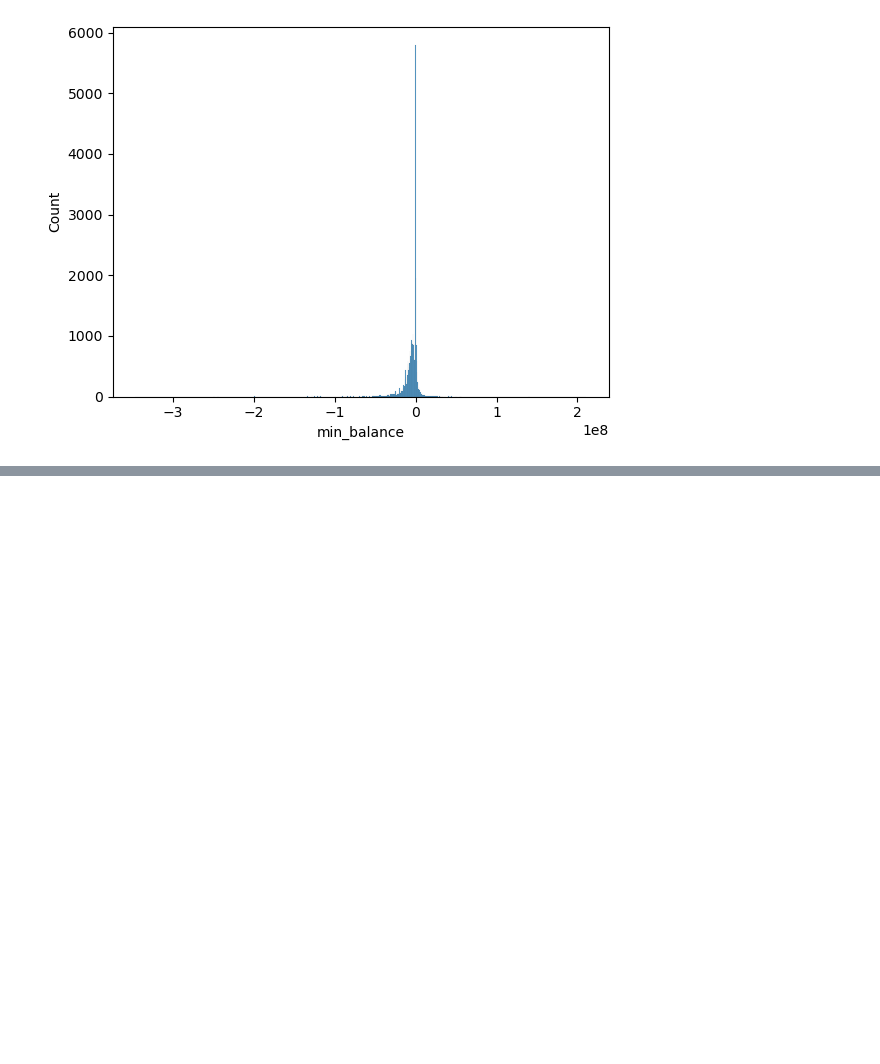
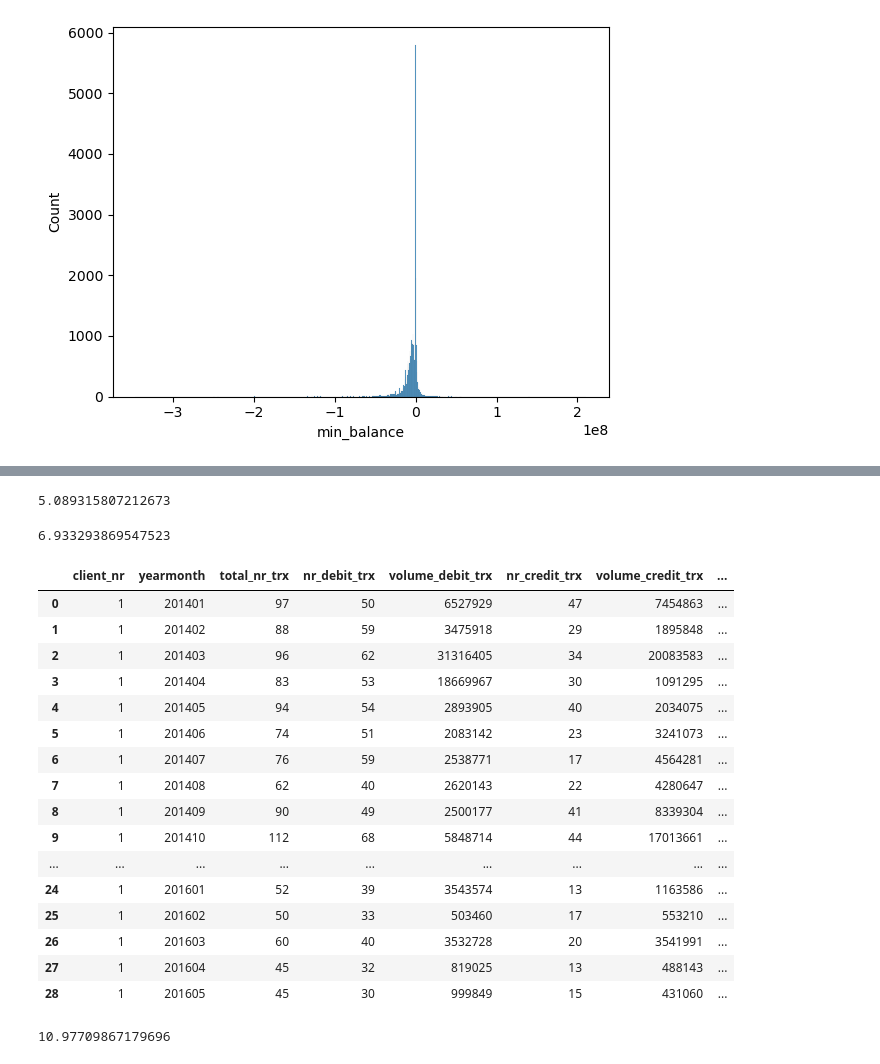
Before and after one commit to Asad-Ismail/Credit-Prediction, a Jupyter notebook: EDA.ipynb, the cells around one changed output, grey strips where cells are left out. Saved outputs shown, nothing was run; the diff lists cells and outputs as text; code cells hidden in the pictures; blank space fills up the shorter version.

```diff
--- a/EDA.ipynb
+++ b/EDA.ipynb
@@ -230,0 +339,2 @@ plt.show()
+# %%
+customers_df=pd.read_csv("raw_data/customers.csv",index_col=0)
@@ -230,0 +377,3 @@ plt.show()
+# %%
+# Apply preprocessing and feature engineering
+final_df = preprocess_features(customers_df, credit_applications_df)
@@ -230,0 +402,14 @@ plt.show()
+# %%
+def last_row_per_user_train_test_split(df):
+    # Sort the dataframe by 'client_nr' and 'yearmonth' in ascending order
+    #df_sorted = df.sort_values(by=['client_nr', 'yearmonth'], ascending=[True, True])
+    df_sorted=df
+    # Get the last entry for each 'client_nr' as the test set
+    test_df = df_sorted.groupby('client_nr').tail(3)
+
+    # Use the remaining data as the training set
+    train_df = df_sorted.drop(test_df.index)
+
+    return train_df, test_df
+# %%
+train_df,test_df=last_row_per_user_train_test_split(final_df)
@@ -230,0 +436,32 @@ plt.show()
+# %%
+test_df['credit_application'].mean()*100
+# %% [output]
+5.089315807212673
+# %%
+train_df['credit_application'].mean()*100
+# %% [output]
+6.933293869547523
+# %%
+train_df[train_df['client_nr']==1]
+# %% [output]
+|  | client_nr | yearmonth | total_nr_trx | nr_debit_trx | volume_debit_trx | nr_credit_trx | volume_credit_trx | ... |
+| 0 | 1 | 201401 | 97 | 50 | 6527929 | 47 | 7454863 | ... |
+| 1 | 1 | 201402 | 88 | 59 | 3475918 | 29 | 1895848 | ... |
+| 2 | 1 | 201403 | 96 | 62 | 31316405 | 34 | 20083583 | ... |
+| 3 | 1 | 201404 | 83 | 53 | 18669967 | 30 | 1091295 | ... |
+| 4 | 1 | 201405 | 94 | 54 | 2893905 | 40 | 2034075 | ... |
+| 5 | 1 | 201406 | 74 | 51 | 2083142 | 23 | 3241073 | ... |
+| 6 | 1 | 201407 | 76 | 59 | 2538771 | 17 | 4564281 | ... |
+| 7 | 1 | 201408 | 62 | 40 | 2620143 | 22 | 4280647 | ... |
+| 8 | 1 | 201409 | 90 | 49 | 2500177 | 41 | 8339304 | ... |
+| 9 | 1 | 201410 | 112 | 68 | 5848714 | 44 | 17013661 | ... |
+| ... | ... | ... | ... | ... | ... | ... | ... | ... |
+| 24 | 1 | 201601 | 52 | 39 | 3543574 | 13 | 1163586 | ... |
+| 25 | 1 | 201602 | 50 | 33 | 503460 | 17 | 553210 | ... |
+| 26 | 1 | 201603 | 60 | 40 | 3532728 | 20 | 3541991 | ... |
+| 27 | 1 | 201604 | 45 | 32 | 819025 | 13 | 488143 | ... |
+| 28 | 1 | 201605 | 45 | 30 | 999849 | 15 | 431060 | ... |
+# %%
+(len(test_df)/len(train_df))*100
+# %% [output]
+10.97709867179696
```
Also changed, not shown: parts of 51 cells of this notebook, 1 other file.
